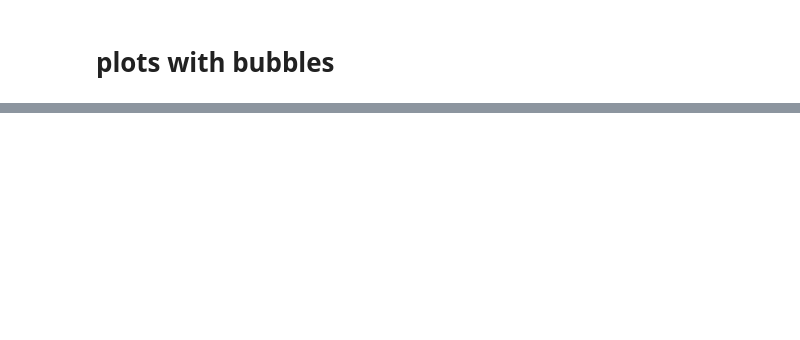
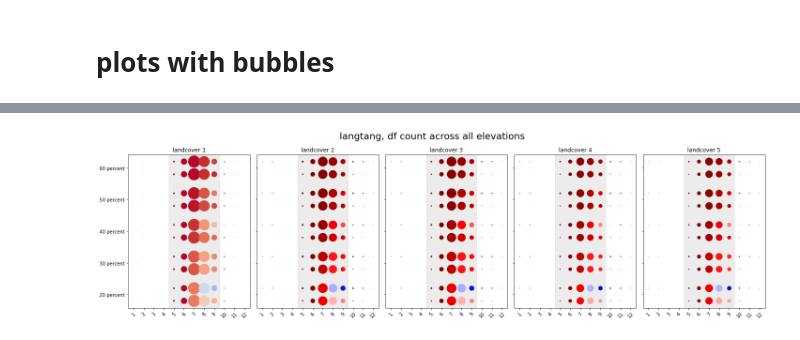
Before and after one commit to varyabazilova/sedcas_sediments_hma, a Jupyter notebook: 202406_modelruns/df_count_bubbles_for_all.ipynb, the cells around one changed output, grey strips where cells are left out. Cells and saved outputs as stored; diff of their text form; code cells hidden in the pictures; blank space fills up the shorter version.

```diff
--- a/202406_modelruns/df_count_bubbles_for_all.ipynb
+++ b/202406_modelruns/df_count_bubbles_for_all.ipynb
@@ -417,0 +355,12 @@ outpath = '/Users/varyabazilova/Desktop/paper2/202406_modelruns/30years/output/t
+# %%
+daily20 = landcover_all_month_daily[['dfs_count_20_percent','ffs_count_20_percent', 'dfspot_count', 'landcover', 'month','year',	'elevation']]
+daily30 = landcover_all_month_daily[['dfs_count_30_percent','ffs_count_30_percent', 'dfspot_count', 'landcover', 'month','year',	'elevation']]
+daily40 = landcover_all_month_daily[['dfs_count_40_percent','ffs_count_40_percent', 'dfspot_count', 'landcover', 'month','year',	'elevation']]
+daily50 = landcover_all_month_daily[['dfs_count_50_percent','ffs_count_50_percent', 'dfspot_count', 'landcover', 'month','year',	'elevation']]
+daily60 = landcover_all_month_daily[['dfs_count_60_percent','ffs_count_60_percent', 'dfspot_count', 'landcover', 'month','year',	'elevation']]
+
+once20 = landcover_all_month_once[['dfs_count_20_percent','ffs_count_20_percent', 'dfspot_count', 'landcover', 'month','year',	'elevation']]
+once30 = landcover_all_month_once[['dfs_count_30_percent','ffs_count_30_percent', 'dfspot_count', 'landcover', 'month','year',	'elevation']]
+once40 = landcover_all_month_once[['dfs_count_40_percent','ffs_count_40_percent', 'dfspot_count', 'landcover', 'month','year',	'elevation']]
+once50 = landcover_all_month_once[['dfs_count_50_percent','ffs_count_50_percent', 'dfspot_count', 'landcover', 'month','year',	'elevation']]
+once60 = landcover_all_month_once[['dfs_count_60_percent','ffs_count_60_percent', 'dfspot_count', 'landcover', 'month','year',	'elevation']]
@@ -417,0 +413,71 @@ outpath = '/Users/varyabazilova/Desktop/paper2/202406_modelruns/30years/output/t
+# %%
+vmin = 0
+vmax = 100
+center = vmax/2
+# Convert categorical landcover to numeric for plotting
+percentile_numeric, percentile_labels = pd.factorize(df.percentile_input)
+
+# # Define normalization with midpoint at 50%
+norm = mcolors.TwoSlopeNorm(vmin=vmin, vcenter=center, vmax=vmax)
+
+
+
+fig = plt.figure(figsize=(20, 5.8), layout='tight')
+mosaic = fig.subplot_mosaic('''
+                            abcde
+                            ''')
+# Apply axvspan to all axes in the mosaic
+for ax in mosaic.values():
+    ax.axvspan(5 - 0.5, 9 + 0.5, color='grey', alpha=0.15)
+# #
+
+
+s1 = mosaic['a'].scatter(x = df_daily1.month, y = percentile_numeric-0.20, c = df_daily1.dfs_count_percent, s = df_daily1.dfspot_count*100, cmap = 'coolwarm', norm=norm, edgecolor = 'none')
+mosaic['a'].scatter(x = df_once1.month, y = percentile_numeric+0.20, c = df_once1.dfs_count_percent, s = df_once1.dfspot_count*100, cmap = 'coolwarm', norm=norm, edgecolor = 'none')
+
+mosaic['b'].scatter(x = df_daily2.month, y = percentile_numeric-0.20, c = df_daily2.dfs_count_percent, s = df_daily2.dfspot_count*100, cmap = 'seismic', norm=norm,  edgecolor = 'none')
+mosaic['b'].scatter(x = df_once2.month,  y = percentile_numeric+0.20,  c = df_once2.dfs_count_percent,  s = df_once2.dfspot_count*100, cmap = 'seismic', norm=norm)
+
+mosaic['c'].scatter(x = df_daily3.month, y = percentile_numeric-0.20, c = df_daily3.dfs_count_percent, s = df_daily3.dfspot_count*100, cmap = 'seismic', norm=norm,  edgecolor = 'none')
+mosaic['c'].scatter(x = df_once3.month,  y = percentile_numeric+0.20,  c = df_once3.dfs_count_percent,  s = df_once3.dfspot_count*100, cmap = 'seismic', norm=norm)
+
+mosaic['d'].scatter(x = df_daily4.month, y = percentile_numeric-0.20, c = df_daily4.dfs_count_percent, s = df_daily4.dfspot_count*100, cmap = 'seismic', norm=norm,  edgecolor = 'none')
+mosaic['d'].scatter(x = df_once4.month,  y = percentile_numeric+0.20,  c = df_once4.dfs_count_percent,  s = df_once4.dfspot_count*100, cmap = 'seismic', norm=norm)
+
+
+mosaic['e'].scatter(x = df_daily5.month, y = percentile_numeric-0.20, c = df_daily5.dfs_count_percent, s = df_daily5.dfspot_count*100, cmap = 'seismic', norm=norm,  edgecolor = 'none')
+mosaic['e'].scatter(x = df_once5.month,  y = percentile_numeric+0.20,  c = df_once5.dfs_count_percent,  s = df_once5.dfspot_count*100, cmap = 'seismic', norm=norm)
+
+
+mosaic['a'].set_yticks(range(len(percentile_labels)))
+mosaic['a'].set_yticklabels(percentile_labels)
+
+
+
+# cbar1 = fig.colorbar(s1, ax=mosaic['e'], orientation='vertical', fraction=0.1, pad=0.1)
+
+
+# -------------------
+
+for key in ['a', 'b', 'c', 'd', 'e']:
+    mosaic[key].set_xticks(df.month.unique())  # Set tick positions
+    mosaic[key].set_xticklabels(df.month.unique(), rotation=45)  # Set tick labels, rotate
+
+for key in ['a']:
+    mosaic[key].set_yticks(range(len(percentile_labels)))
+    mosaic[key].set_yticklabels(percentile_labels)
+
+for key in ['b', 'c', 'd', 'e']:
+    mosaic[key].set_yticklabels([])
+
+
+mosaic['a'].set_title('landcover 1')
+mosaic['b'].set_title('landcover 2')
+mosaic['c'].set_title('landcover 3')
+mosaic['d'].set_title('landcover 4')
+mosaic['e'].set_title('landcover 5')
+
+
+# plt.savefig(outpath + 'bubble_plot_landcover_panels_new_legend.png', dpi = 300, bbox_inches = 'tight')
+plt.suptitle('langtang, df count across all elevations', fontsize = 20)
+# %% [output]
@@ -417,0 +485 @@ outpath = '/Users/varyabazilova/Desktop/paper2/202406_modelruns/30years/output/t
+[figure, added]
```
Also changed, not shown: parts of 16 cells of this notebook, 9 other files.
